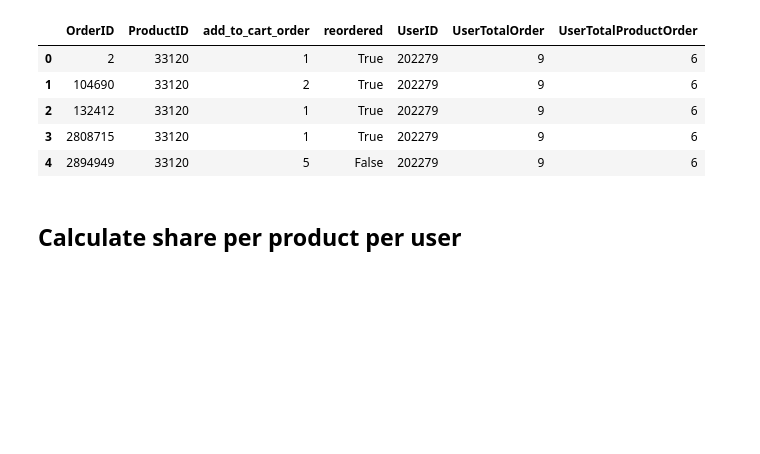
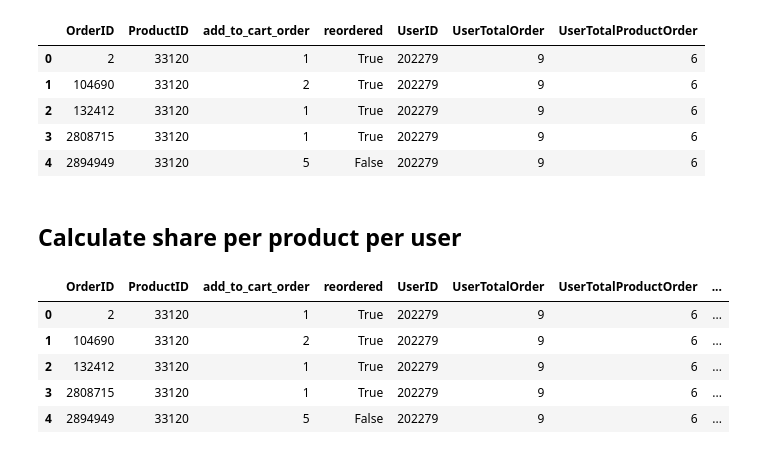
Before and after one commit to arridoarfiadi/InstacartResearchSymposium, a Jupyter notebook: Instacart Analysis Notebook.ipynb, the cells around one changed output. Drawn from its saved outputs; the diff is of its cells as text; code cells hidden in the pictures; blank space fills up the shorter version.

```diff
--- a/Instacart Analysis Notebook.ipynb
+++ b/Instacart Analysis Notebook.ipynb
@@ -234,3 +234,12 @@ factOrderProduct.head()
 # %%
 factOrderProduct["UserProductOrdersShare"] = (factOrderProduct.UserTotalProductOrder/factOrderProduct.UserTotalOrder)
 factOrderProduct.head()
+# %%
+factOrderProduct.head()
+# %% [output]
+|  | OrderID | ProductID | add_to_cart_order | reordered | UserID | UserTotalOrder | UserTotalProductOrder | ... |
+| 0 | 2 | 33120 | 1 | True | 202279 | 9 | 6 | ... |
+| 1 | 104690 | 33120 | 2 | True | 202279 | 9 | 6 | ... |
+| 2 | 132412 | 33120 | 1 | True | 202279 | 9 | 6 | ... |
+| 3 | 2808715 | 33120 | 1 | True | 202279 | 9 | 6 | ... |
+| 4 | 2894949 | 33120 | 5 | False | 202279 | 9 | 6 | ... |
```
Also changed, not shown: parts of 2 cells of this notebook.
